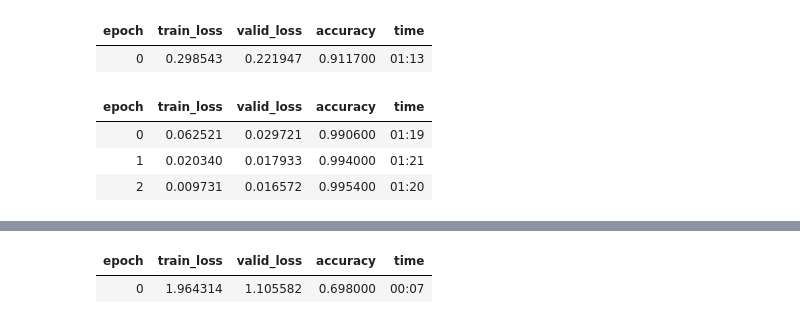
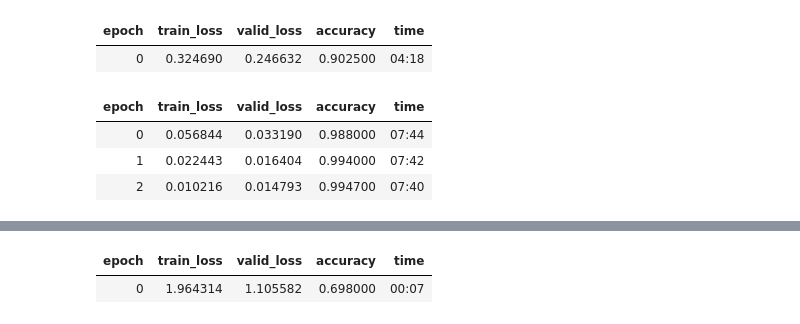
Before and after one commit to JacopoMangiavacchi/FastLabeling, a Jupyter notebook: mnist_odd_even_transfer_learning.ipynb, the cells around one changed output, grey strips where cells are left out. Drawn from its saved outputs; the diff is of its cells as text; code cells hidden in the pictures.

```diff
--- a/mnist_odd_even_transfer_learning.ipynb
+++ b/mnist_odd_even_transfer_learning.ipynb
@@ -107,4 +106,4 @@ dls.train_ds, dls.valid_ds
 # %%
-learn = cnn_learner(dls, resnet34, metrics=accuracy)
+learn = cnn_learner(dls, resnet18, metrics=accuracy)
 learn.fine_tune(3)
 # %% [output]
@@ -112,9 +111,9 @@ Downloading: "https://download.pytorch.org/models/resnet34-333f7ec4.pth" to /roo
 | epoch | train_loss | valid_loss | accuracy | time |
-| 0 | 0.298543 | 0.221947 | 0.911700 | 01:13 |
+| 0 | 0.324690 | 0.246632 | 0.902500 | 04:18 |
 | epoch | train_loss | valid_loss | accuracy | time |
-| 0 | 0.062521 | 0.029721 | 0.990600 | 01:19 |
-| 1 | 0.020340 | 0.017933 | 0.994000 | 01:21 |
-| 2 | 0.009731 | 0.016572 | 0.995400 | 01:20 |
+| 0 | 0.056844 | 0.033190 | 0.988000 | 07:44 |
+| 1 | 0.022443 | 0.016404 | 0.994000 | 07:42 |
+| 2 | 0.010216 | 0.014793 | 0.994700 | 07:40 |
 # %%
 dls2 = ImageDataLoaders.from_folder(path, train=size_training_name, valid=size_testing_name)
 
```
Also changed, not shown: parts of 15 cells of this notebook.
